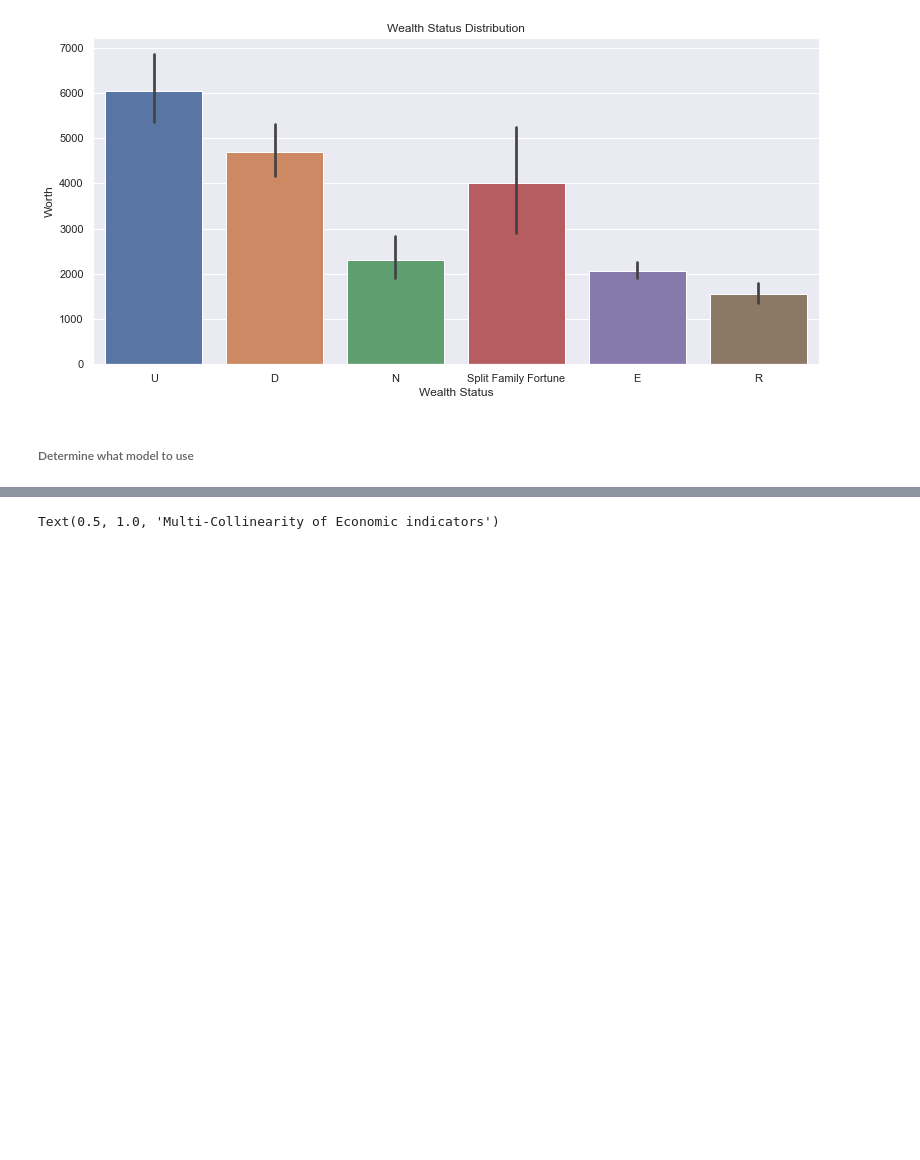
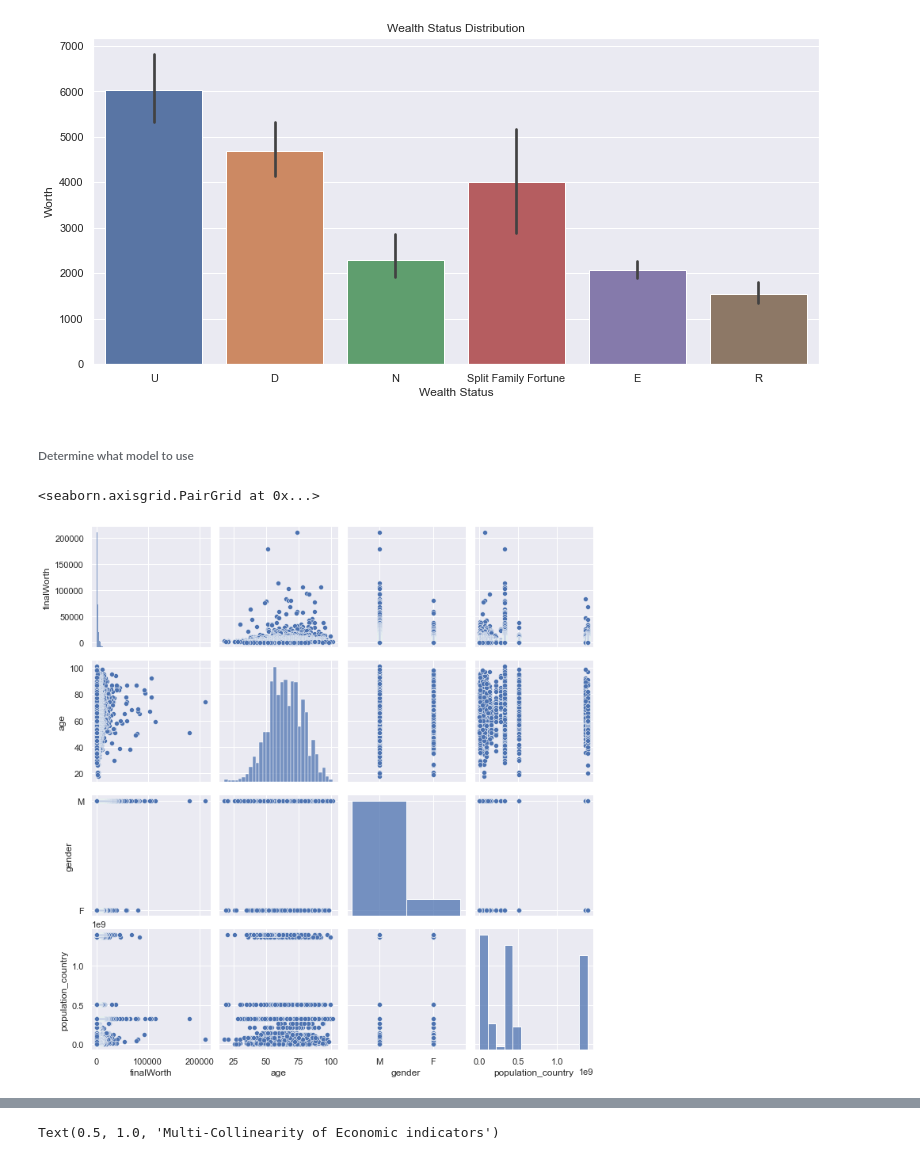
Before and after one commit to Lesley-w19/Phase3-Project, a Jupyter notebook: index.ipynb, the cells around one changed output, grey strips where cells are left out. Drawn from its saved outputs; the diff is of its cells as text; code cells hidden in the pictures; blank space fills up the shorter version.

```diff
--- a/index.ipynb
+++ b/index.ipynb
@@ -455,9 +467,12 @@ sns.barplot(x='status', y='finalWorth', data=billionaire_df).set(xlabel="Wealth
 # %%
 # demographic analysisi for wealth distribution
 demo_df = billionaire_df[['finalWorth','age', 'gender', 'population_country']]
 
-# sns.pairplot(demo_df, vars=demo_df)
+sns.pairplot(demo_df, vars=demo_df)
 # demo_df.columns
+# %% [output]
+<seaborn.axisgrid.PairGrid at 0x...>
+[figure, added]
 # %%
 # self_made, status
 status_df = billionaire_df[['finalWorth', 'selfMade', 'status']]
```
Also changed, not shown: parts of 20 cells of this notebook.
